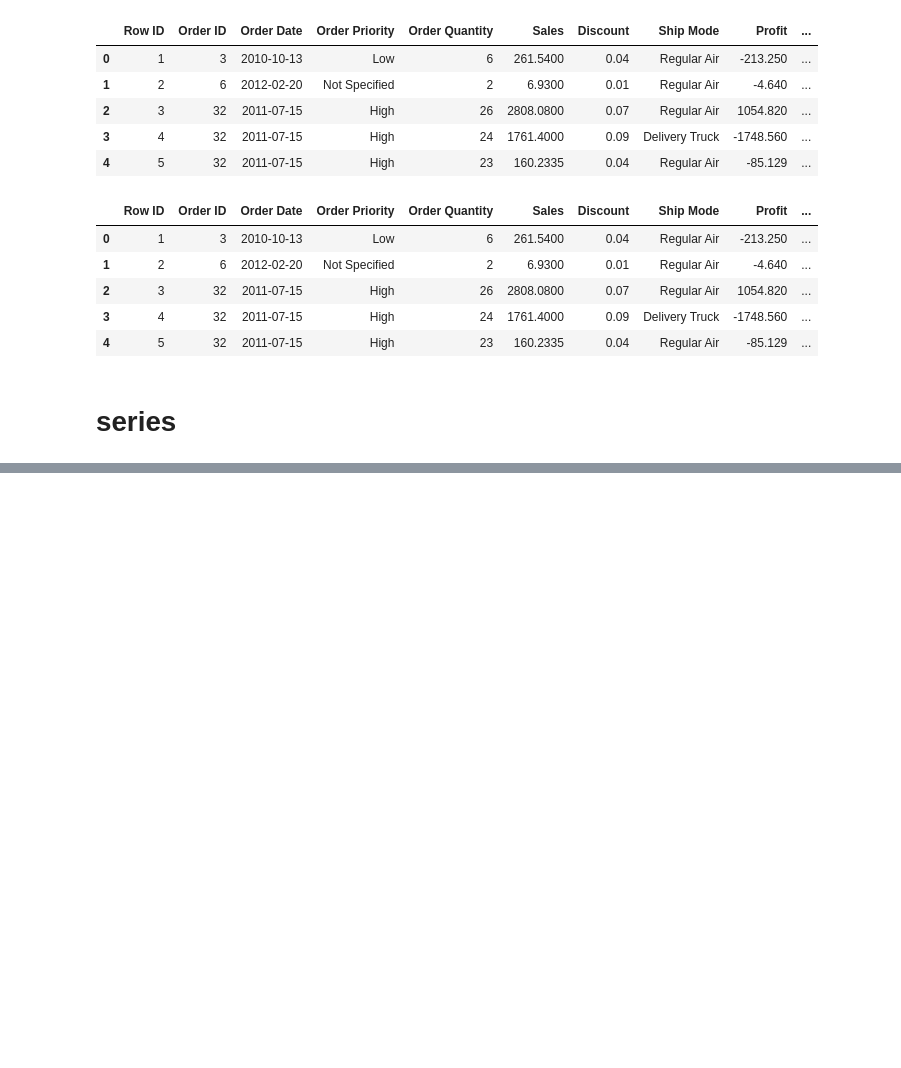
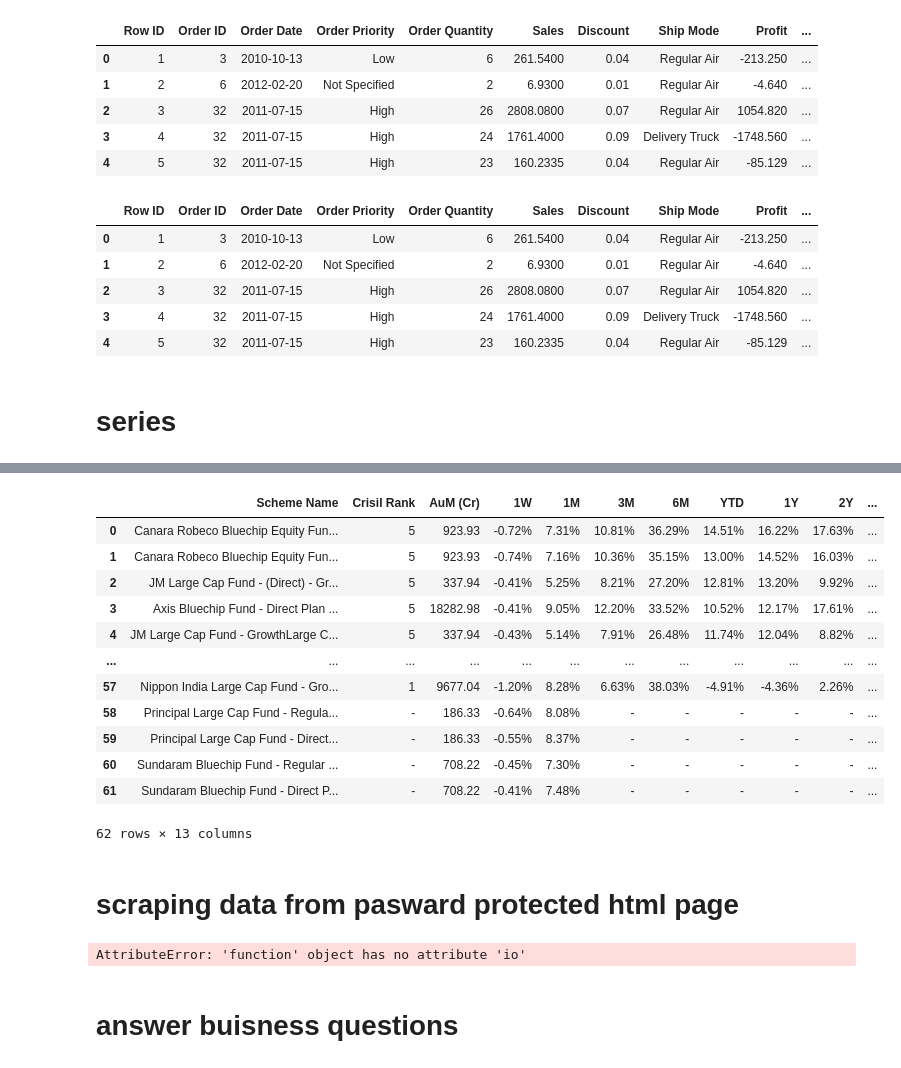
Before and after one commit to vivekgupta0657/learning-python, a Jupyter notebook: revamp.ipynb, the cells around one changed output, grey strips where cells are left out. Saved outputs shown, nothing was run; the diff lists cells and outputs as text; code cells hidden in the pictures; blank space fills up the shorter version.

```diff
--- a/revamp.ipynb
+++ b/revamp.ipynb
@@ -439,0 +513,5 @@ dtype: int64
+# %%
+url="https://www.moneycontrol.com/mutual-funds/performance-tracker/returns/large-cap-fund.html"
+# %%
+table_list=pd.io.html.read_html(url)
+table_list
@@ -439,0 +533,46 @@ dtype: int64
+# %%
+mf_table=table_list[0]
+mf_table
+# %% [output]
+|  | Scheme Name | Crisil Rank | AuM (Cr) | 1W | 1M | 3M | 6M | YTD | 1Y | 2Y | ... |
+| 0 | Canara Robeco Bluechip Equity Fun... | 5 | 923.93 | -0.72% | 7.31% | 10.81% | 36.29% | 14.51% | 16.22% | 17.63% | ... |
+| 1 | Canara Robeco Bluechip Equity Fun... | 5 | 923.93 | -0.74% | 7.16% | 10.36% | 35.15% | 13.00% | 14.52% | 16.03% | ... |
+| 2 | JM Large Cap Fund - (Direct) - Gr... | 5 | 337.94 | -0.41% | 5.25% | 8.21% | 27.20% | 12.81% | 13.20% | 9.92% | ... |
+| 3 | Axis Bluechip Fund - Direct Plan ... | 5 | 18282.98 | -0.41% | 9.05% | 12.20% | 33.52% | 10.52% | 12.17% | 17.61% | ... |
+| 4 | JM Large Cap Fund - GrowthLarge C... | 5 | 337.94 | -0.43% | 5.14% | 7.91% | 26.48% | 11.74% | 12.04% | 8.82% | ... |
+| ... | ... | ... | ... | ... | ... | ... | ... | ... | ... | ... | ... |
+| 57 | Nippon India Large Cap Fund - Gro... | 1 | 9677.04 | -1.20% | 8.28% | 6.63% | 38.03% | -4.91% | -4.36% | 2.26% | ... |
+| 58 | Principal Large Cap Fund - Regula... | - | 186.33 | -0.64% | 8.08% | - | - | - | - | - | ... |
+| 59 | Principal Large Cap Fund - Direct... | - | 186.33 | -0.55% | 8.37% | - | - | - | - | - | ... |
+| 60 | Sundaram Bluechip Fund - Regular ... | - | 708.22 | -0.45% | 7.30% | - | - | - | - | - | ... |
+| 61 | Sundaram Bluechip Fund - Direct P... | - | 708.22 | -0.41% | 7.48% | - | - | - | - | - | ... |
+62 rows × 13 columns
+# %% [markdown]
+# scraping data from pasward protected html page
+# %%
+
+from bs4 import BeautifulSoup
+import requests
+
+# Start the session
+session = requests.Session()
+
+# Create the payload
+payload = {'_username':'[jaswanth]',
+          '_password':'[Rupeek@123]'
+
+         }
+
+# Post the payload to the site to log in
+s = session.post("http://tableau.internal.rupeek.com/#/signin?redirect=%2Fprojects%2F16%2Fviews", data=payload)
+
+# Navigate to the next page and scrape the data
+
+
+
+tableau_table_list= session.post.io.html.read_html("http://tableau.internal.rupeek.com/#/projects/16/views")
+tableau_table_list
+# %% [output]
+AttributeError: 'function' object has no attribute 'io'
+# %% [markdown]
+# answer buisness questions
```
Also changed, not shown: parts of 21 cells of this notebook.
